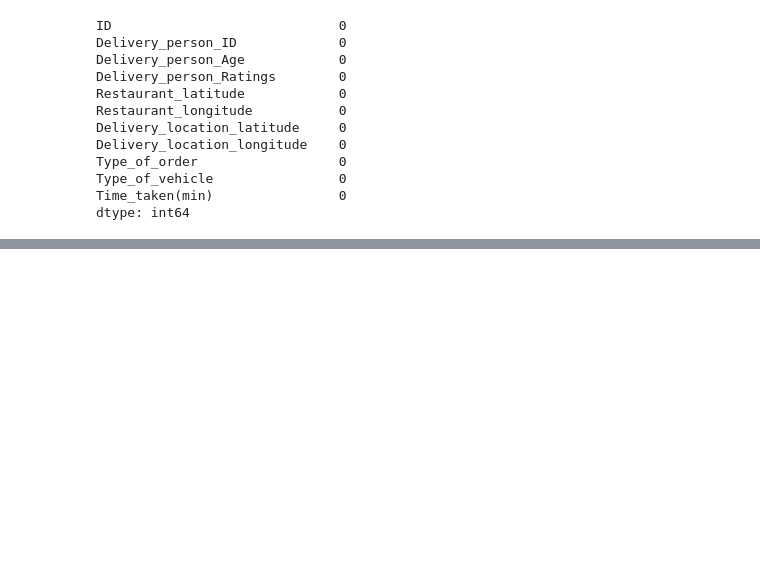
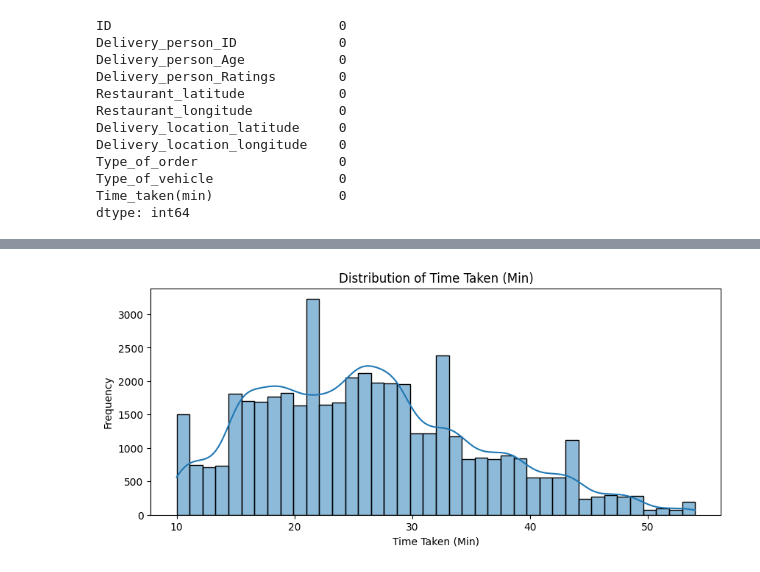
Before and after one commit to Darknight47/Data-Science-Projects-03, a Jupyter notebook: Food_Delivery_Time_Prediction.ipynb, the cells around one changed output, grey strips where cells are left out. Drawn from its saved outputs; the diff is of its cells as text; code cells hidden in the pictures; blank space fills up the shorter version.

Commit message:
distribution of the target variable

```diff
--- a/Food_Delivery_Time_Prediction.ipynb
+++ b/Food_Delivery_Time_Prediction.ipynb
@@ -48,0 +55,10 @@ dtype: int64
+# %%
+# Plot histogram for the target variable
+plt.figure(figsize=(10, 4))
+sns.histplot(data=dataset['Time_taken(min)'], kde=True, bins=40)
+plt.title("Distribution of Time Taken (Min)")
+plt.xlabel("Time Taken (Min)")
+plt.ylabel("Frequency")
+plt.show()
+# %% [output]
+[figure, added]
```
Also changed, not shown: parts of 10 cells of this notebook.
